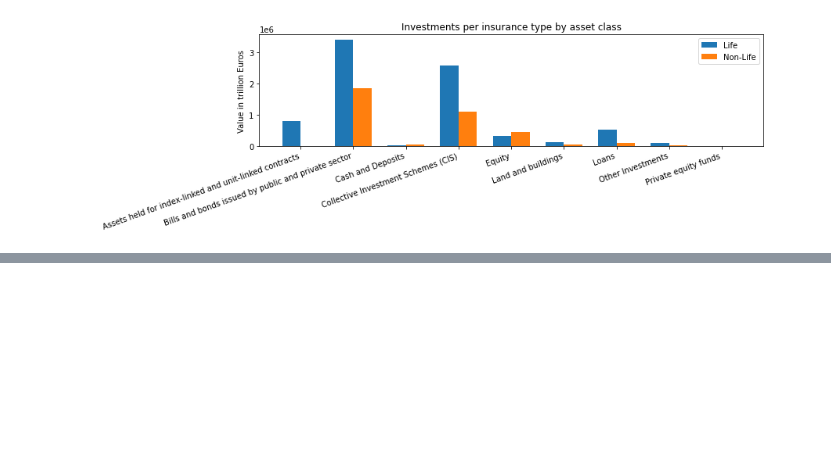
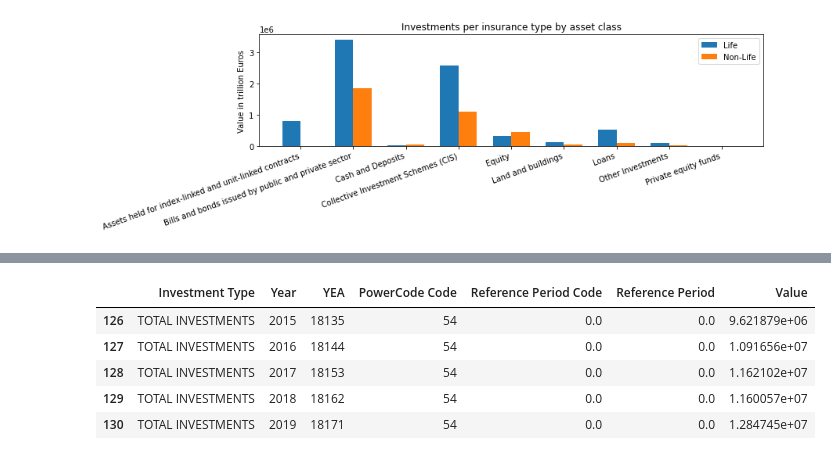
Before and after one commit to looreen/insurances, a Jupyter notebook: insurances.ipynb, the cells around one changed output, grey strips where cells are left out. Saved outputs shown, nothing was run; the diff lists cells and outputs as text; code cells hidden in the pictures; blank space fills up the shorter version.

```diff
--- a/insurances.ipynb
+++ b/insurances.ipynb
@@ -201,0 +215,10 @@ fig.tight_layout()
+# %%
+germany_per_year_type=germany_total.groupby(['Investment Type', 'Year'], as_index=False).sum('Value')
+germany_per_year_type.tail()
+# %% [output]
+|  | Investment Type | Year | YEA | PowerCode Code | Reference Period Code | Reference Period | Value |
+| 126 | TOTAL INVESTMENTS | 2015 | 18135 | 54 | 0.0 | 0.0 | 9.621879e+06 |
+| 127 | TOTAL INVESTMENTS | 2016 | 18144 | 54 | 0.0 | 0.0 | 1.091656e+07 |
+| 128 | TOTAL INVESTMENTS | 2017 | 18153 | 54 | 0.0 | 0.0 | 1.162102e+07 |
+| 129 | TOTAL INVESTMENTS | 2018 | 18162 | 54 | 0.0 | 0.0 | 1.160057e+07 |
+| 130 | TOTAL INVESTMENTS | 2019 | 18171 | 54 | 0.0 | 0.0 | 1.284745e+07 |
```
Also changed, not shown: parts of 8 cells of this notebook.
